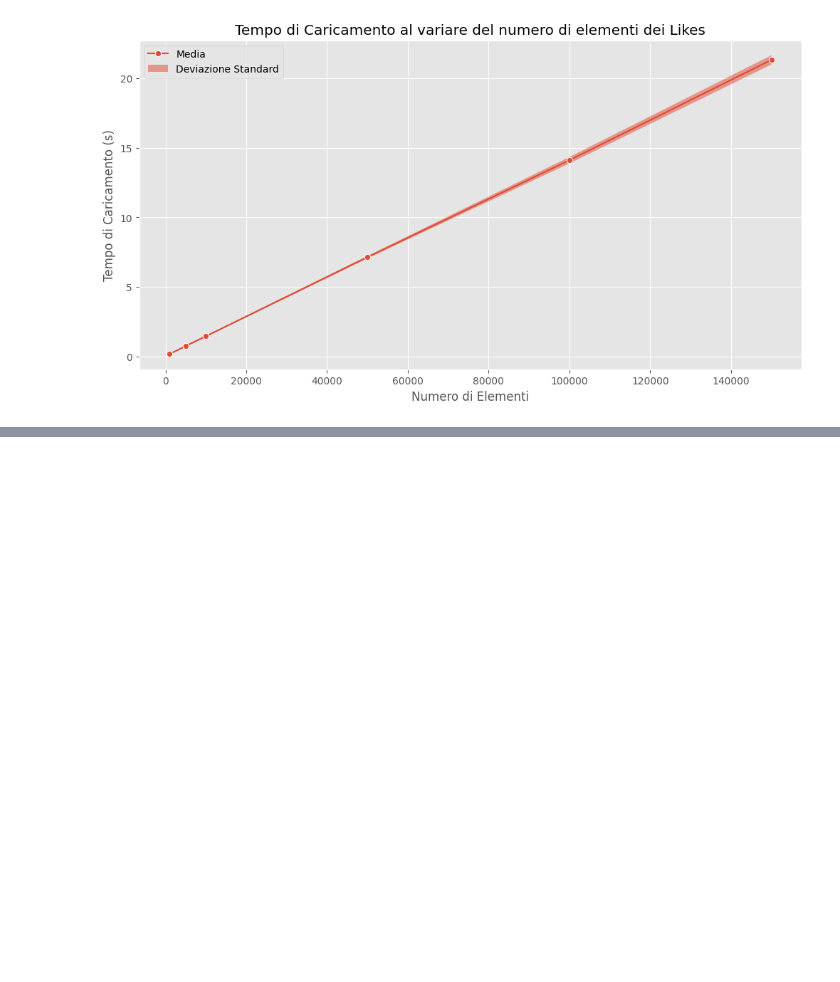
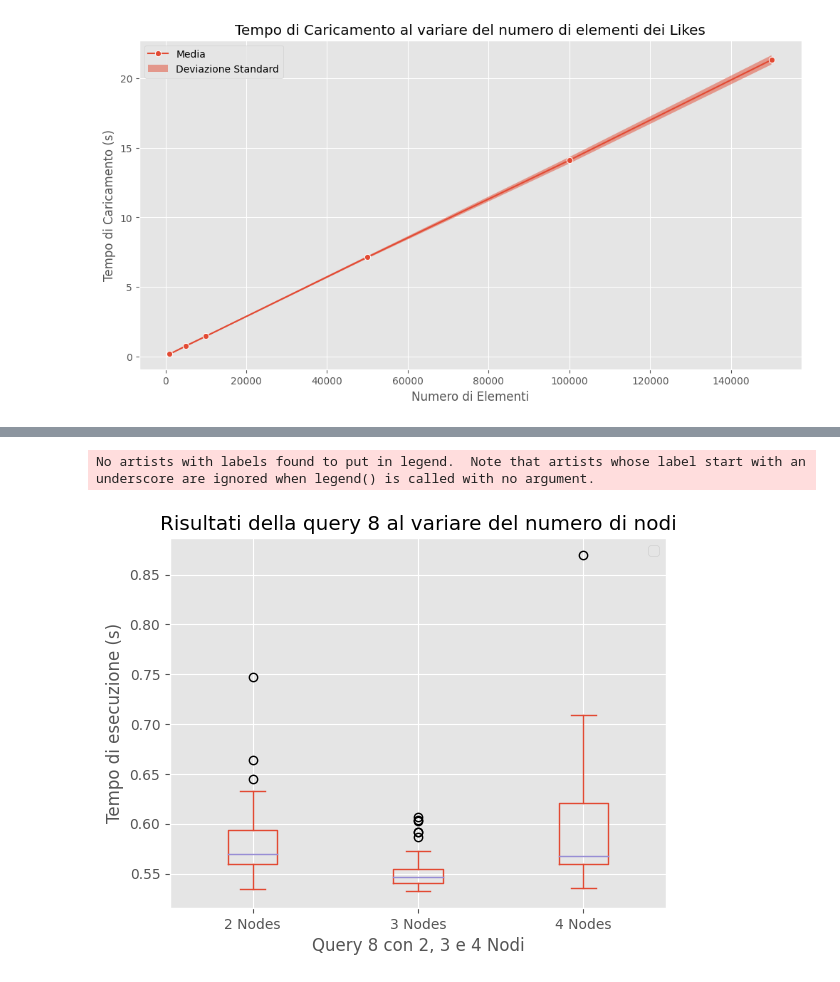
Before and after one commit to TommasoFerrario18/GraphDB, a Jupyter notebook: code/visualization.ipynb, the cells around one changed output, grey strips where cells are left out. Drawn from its saved outputs; the diff is of its cells as text; code cells hidden in the pictures; blank space fills up the shorter version.

Commit message:
Esperimenti spegnimento nodi

```diff
--- a/code/visualization.ipynb
+++ b/code/visualization.ipynb
@@ -246,0 +249,11 @@ plt.show()
+# %%
+query_nodes_2 = pd.read_csv("./../results/query_results_2_nodes.csv", index_col=[0])
+query_nodes_3 = pd.read_csv("./../results/query_results_3_nodes.csv", index_col=[0])
+query_nodes_4 = pd.read_csv("./../results/query_results_4_nodes.csv", index_col=[0])
+
+query_nodes = pd.DataFrame()
+query_nodes["2 Nodes"] = query_nodes_2["Query_8"]
+query_nodes["3 Nodes"] = query_nodes_3["Query_8"]
+query_nodes["4 Nodes"] = query_nodes_4["Query_8"]
+
+query_nodes.head()
@@ -246,0 +267,11 @@ plt.show()
+# %%
+query_nodes.plot(kind='box')
+plt.title('Risultati della query 8 al variare del numero di nodi')
+
+plt.xlabel('Query 8 con 2, 3 e 4 Nodi')
+plt.ylabel('Tempo di esecuzione (s)')
+plt.legend()
+plt.show()
+# %% [output]
+No artists with labels found to put in legend.  Note that artists whose label start with an underscore are ignored when legend() is called with no argument.
+[figure, added]
```
Also changed, not shown: parts of 2 cells of this notebook, 10 other files.
